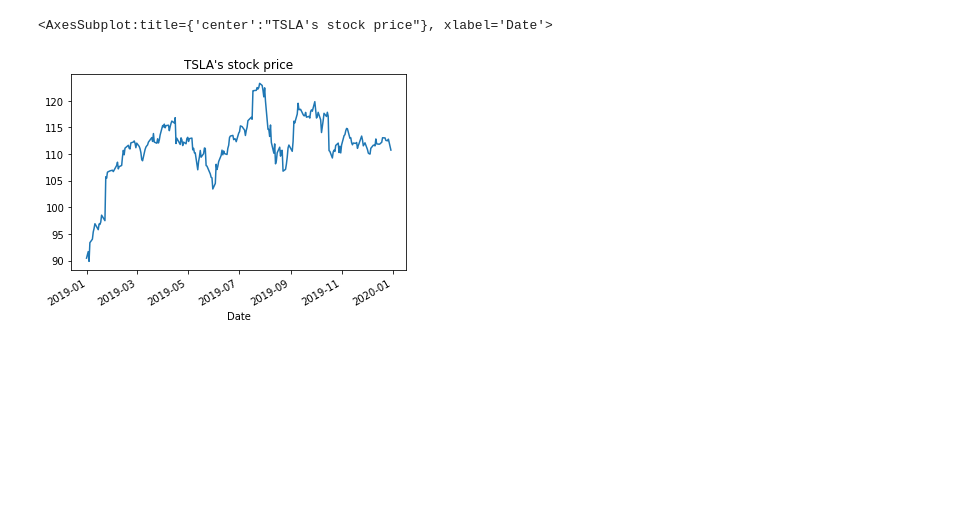
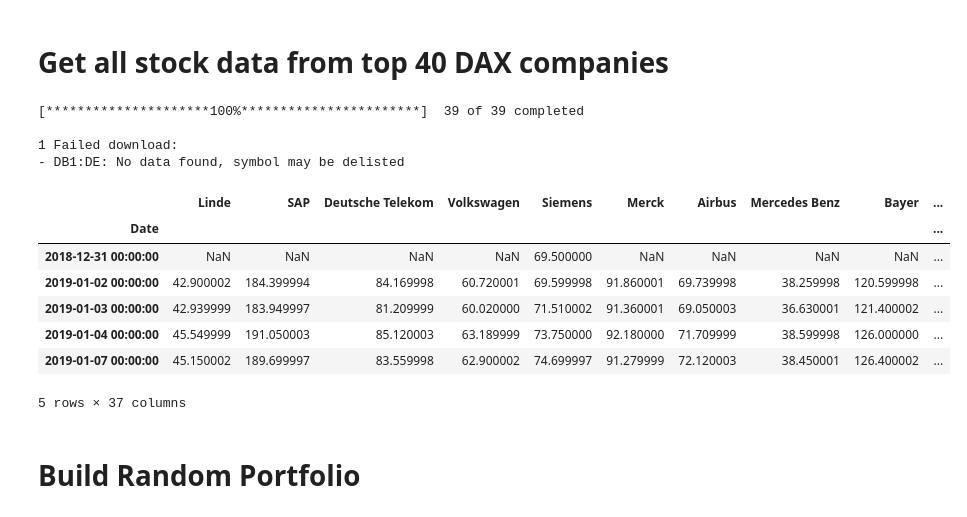
Before and after one commit to Sebastian1981/Stock_Prediction, a Jupyter notebook: experiment/stockmodel_prototype.ipynb, the cells around one changed output. Saved outputs shown, nothing was run; the diff lists cells and outputs as text; code cells hidden in the pictures; blank space fills up the shorter version.

Commit message:
add portfolio optimization

```diff
--- a/experiment/stockmodel_prototype.ipynb
+++ b/experiment/stockmodel_prototype.ipynb
@@ -27,5 +74,0 @@ tsla_df.head()
-# %%
-tsla_df['Close'].plot(title="TSLA's stock price")
-# %% [output]
-<AxesSubplot:title={'center':"TSLA's stock price"}, xlabel='Date'>
-[figure, removed]
@@ -32,2 +78,42 @@ tsla_df['Close'].plot(title="TSLA's stock price")
 # %%
 #ticker.info
+# %% [markdown]
+# Get all stock data from top 40 DAX companies
+# %%
+dax_top_40_companies = list(dax_assets.keys())[1:]
+dax_top_40_tickername = list(dax_assets.values())[1:]
+# %%
+start_date = '2019-01-01'
+end_date = '2021-12-31'
+na_percentage = 0.6 # at least x percent rows must be none-nas
+
+# download DAX top40
+df = yf.download(dax_top_40_tickername,
+                    start=start_date,
+                    end=end_date,
+                    progress=True)
+# drop columns
+df = df['Close']
+# rename columns
+df.columns = dax_top_40_companies
+# drop nas
+datetimeFormat = '%Y-%m-%d'
+time_delta = datetime.strptime(end_date, datetimeFormat) - datetime.strptime(start_date,datetimeFormat)
+df.dropna(axis=1, thresh=int(time_delta.days * na_percentage), inplace=True)
+# show data
+df.head()
+# %% [output]
+[*********************100%***********************]  39 of 39 completed
+
+1 Failed download:
+- DB1:DE: No data found, symbol may be delisted
+|  | Linde | SAP | Deutsche Telekom | Volkswagen | Siemens | Merck | Airbus | Mercedes Benz | Bayer | ... |
+| Date |  |  |  |  |  |  |  |  |  | ... |
+| 2018-12-31 00:00:00 | NaN | NaN | NaN | NaN | 69.500000 | NaN | NaN | NaN | NaN | ... |
+| 2019-01-02 00:00:00 | 42.900002 | 184.399994 | 84.169998 | 60.720001 | 69.599998 | 91.860001 | 69.739998 | 38.259998 | 120.599998 | ... |
+| 2019-01-03 00:00:00 | 42.939999 | 183.949997 | 81.209999 | 60.020000 | 71.510002 | 91.360001 | 69.050003 | 36.630001 | 121.400002 | ... |
+| 2019-01-04 00:00:00 | 45.549999 | 191.050003 | 85.120003 | 63.189999 | 73.750000 | 92.180000 | 71.709999 | 38.599998 | 126.000000 | ... |
+| 2019-01-07 00:00:00 | 45.150002 | 189.699997 | 83.559998 | 62.900002 | 74.699997 | 91.279999 | 72.120003 | 38.450001 | 126.400002 | ... |
+5 rows × 37 columns
+# %% [markdown]
+# Build Random Portfolio
```
Also changed, not shown: parts of 6 cells of this notebook.
